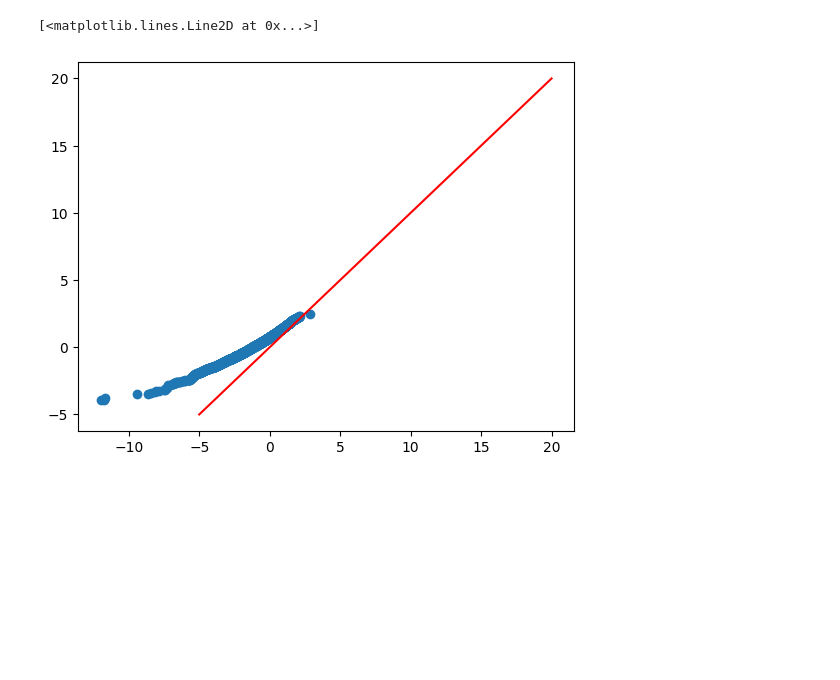
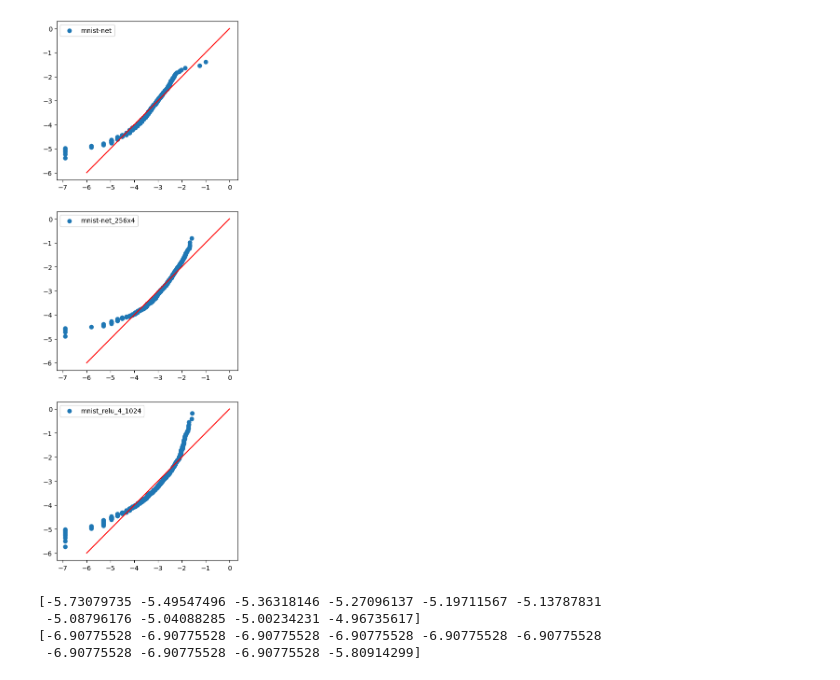
Before and after one commit to lionelkiel/Robustness-Metric, a Jupyter notebook: Frequentist_10.ipynb, the cells around one changed output. Saved outputs shown, nothing was run; the diff lists cells and outputs as text; code cells hidden in the pictures; blank space fills up the shorter version.

Commit message:
lognormal QQplots

```diff
--- a/Frequentist_10.ipynb
+++ b/Frequentist_10.ipynb
@@ -48,17 +37,41 @@ for i, network in enumerate(networks):
-# %%
-# take random samples from gamma distribution
-from scipy.stats import gamma
-
-gamma1 = gamma.rvs(a=1, size=10000)
-gamma1 = np.sort(np.log(gamma1))
-gamma2 = gamma.rvs(a=2, size=10000)
-gamma2 = np.sort(np.log(gamma2))
-
-plt.scatter(gamma1, gamma2)
-
-# plot diagonal line
-x = np.linspace(-5, 20, 100)
-plt.plot(x, x, color='red')
-# %% [output]
-[<matplotlib.lines.Line2D at 0x...>]
-[figure, removed]
+# %%
+from scipy.stats import gamma
+
+# QQ plots for all three networks
+fig, axs = plt.subplots(3, 1, figsize=(5, 15))
+
+for i, network in enumerate(networks):
+    # we are comparing to see if it is lognormal, so assuming this we transform it to normal
+    random_samples = crit_epsilons_network[network]
+    random_samples = np.sort(np.log(random_samples))
+
+    # Generate the theoretical order statistics, we do this the quick and dirty way by generating them a lot of times then taking some average
+    # parameters are fitted from the data in the standard way (MLE)
+    simulated_samples = np.random.normal(np.mean(random_samples), np.std(random_samples), (len(random_samples), 10000))
+    simulated_samples = np.sort(simulated_samples, axis=0)
+    simulated_samples = np.median(simulated_samples, axis=1) # we take median as average
+
+    # confidence interval
+    # we take the 2.5 and 97.5 percentiles
+    lower_bound = np.percentile(simulated_samples, 2.5)
+    upper_bound = np.percentile(simulated_samples, 97.5)
+
+
+    axs[i].scatter(random_samples, simulated_samples, label=network)
+    # plot diagonal line
+    x = np.linspace(-6, 0, 100)
+    axs[i].plot(x, x, color='red')
+    axs[i].legend()
+
+# save figure under folder Figures/QQ plots
+fig.savefig('Figures/QQ plots/lognormal ' + network + '.png')
+# %% [output]
+[figure, added]
+# %%
+print(simulated_samples[:10])
+print(random_samples[:10])
+# %% [output]
+[-5.73079735 -5.49547496 -5.36318146 -5.27096137 -5.19711567 -5.13787831
+ -5.08796176 -5.04088285 -5.00234231 -4.96735617]
+[-6.90775528 -6.90775528 -6.90775528 -6.90775528 -6.90775528 -6.90775528
+ -6.90775528 -6.90775528 -6.90775528 -5.80914299]
```
Also changed, not shown: parts of 3 cells of this notebook, 2 other files.
